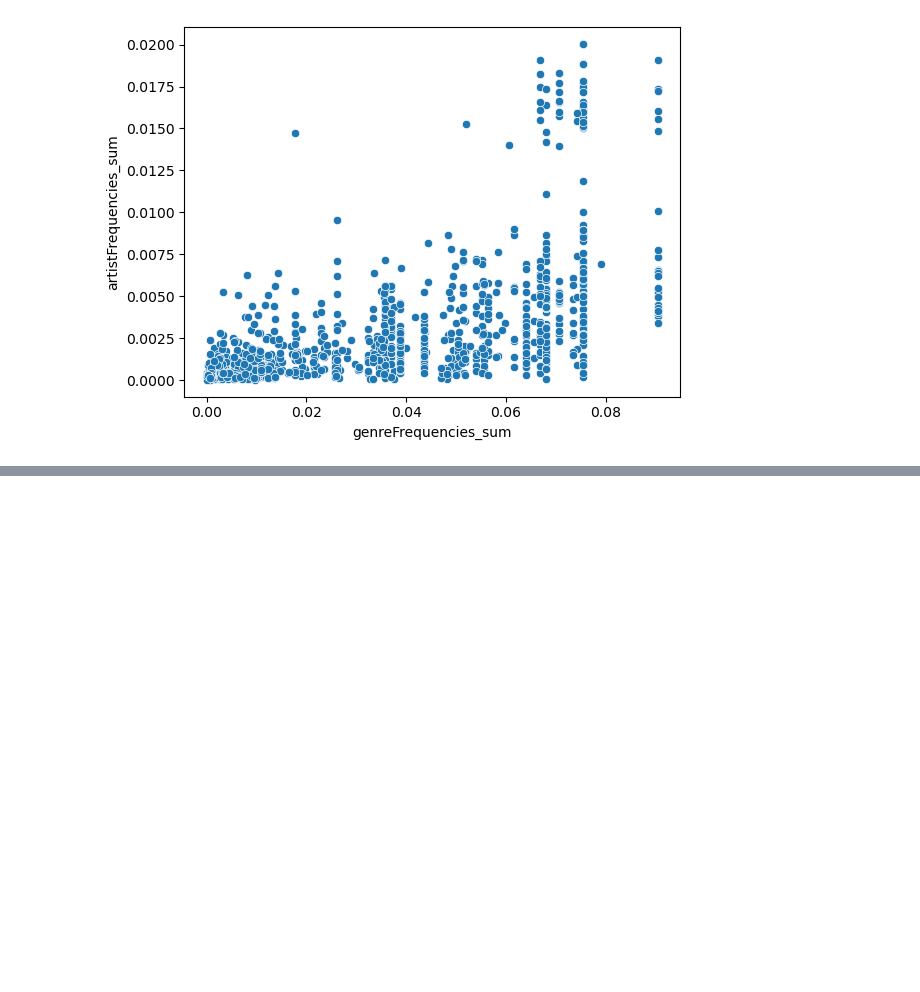
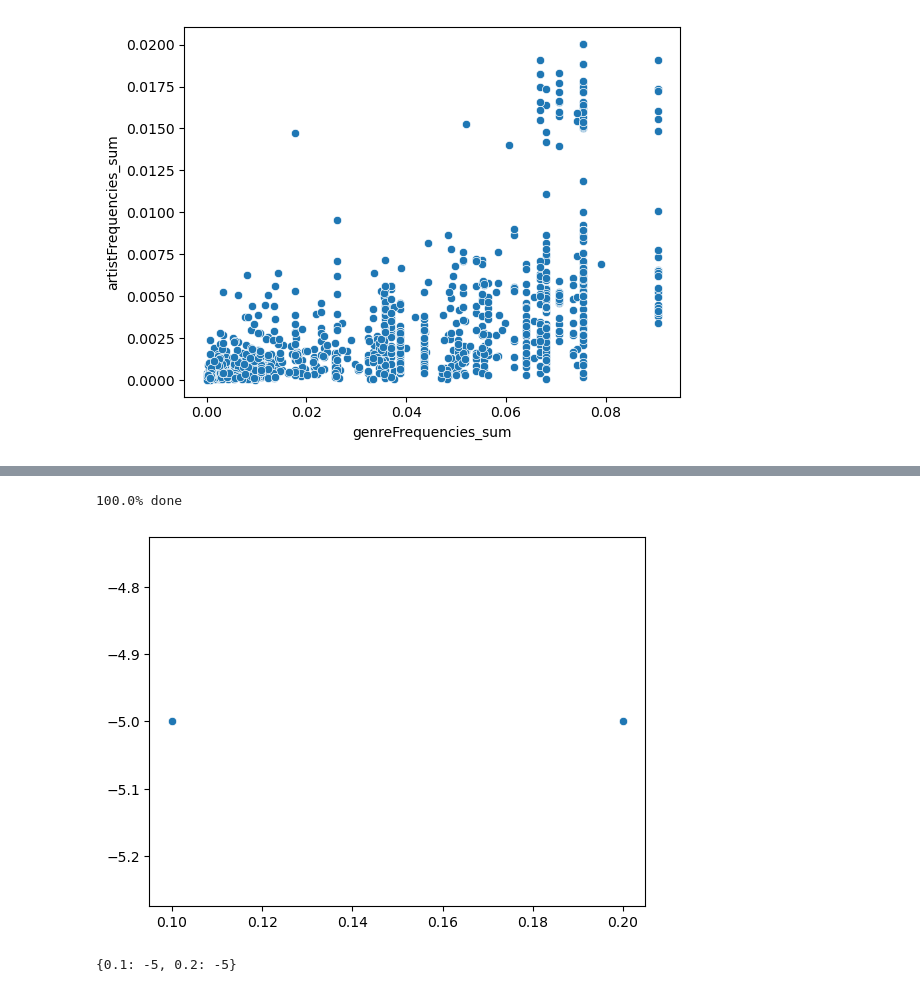
Before and after one commit to bsilver3/RFP2, a Jupyter notebook: SpotifyData_Zach.ipynb, the cells around one changed output, grey strips where cells are left out. Drawn from its saved outputs; the diff is of its cells as text; code cells hidden in the pictures; blank space fills up the shorter version.

```diff
--- a/SpotifyData_Zach.ipynb
+++ b/SpotifyData_Zach.ipynb
@@ -209,0 +195,33 @@ plt.show()
+# %%
+meanShiftX = allPlaylistInfo[['genreFrequencies_sum', 'artistFrequencies_sum']]
+
+bandMin = 0.1
+bandMax = 0.2
+bandStep = 0.01
+currentBand = bandMin
+scores = {}
+while currentBand <= (bandMax+(bandStep/2)):
+    ms = MeanShift(bandwidth=currentBand)
+    ms.fit(meanShiftX)
+    labels = ms.labels_
+    if len(set(ms.labels_)) > 1:
+        ss_avg = silhouette_score(meanShiftX, labels)
+        scores[round(currentBand,1)] = ss_avg
+    else:
+        scores[round(currentBand,1)] = -5
+    percentDone = round(((currentBand-bandMin)/bandStep)/((bandMax-bandMin)/bandStep)*100,2)
+    clear_output(wait=True)
+    time.sleep(0.001)
+    print(str(percentDone) + "% done")
+    currentBand += bandStep
+# %% [output]
+100.0% done
+# %%
+sns.scatterplot(x=scores.keys(), y=scores.values()) #3 is the optimal bandwidth
+plt.show()
+# %% [output]
+[figure, added]
+# %%
+scores
+# %% [output]
+{0.1: -5, 0.2: -5}
```
Also changed, not shown: parts of 13 cells of this notebook.
